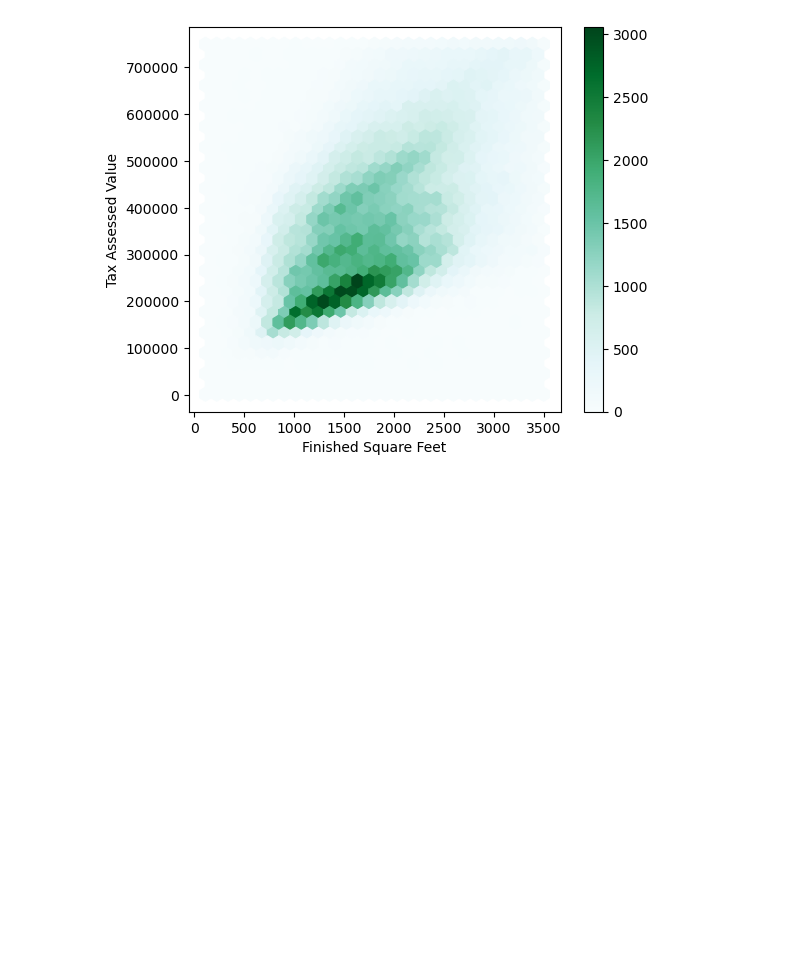
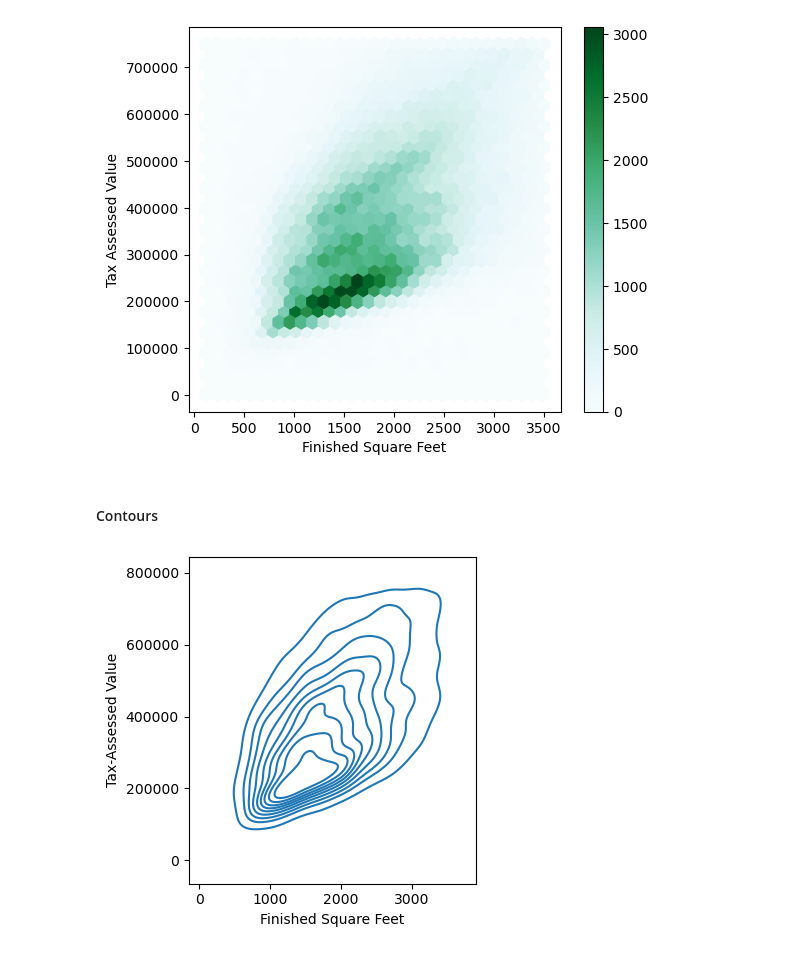
Before and after one commit to shailesh097/statistics_datascience, a Jupyter notebook: main.ipynb, the cells around one changed output. Saved outputs shown, nothing was run; the diff lists cells and outputs as text; code cells hidden in the pictures; blank space fills up the shorter version.

```diff
--- a/main.ipynb
+++ b/main.ipynb
@@ -239,3 +241,14 @@ ax.set_ylabel("Tax Assessed Value")
 # %% [output]
 Text(0, 0.5, 'Tax Assessed Value')
 [figure]
+# %% [markdown]
+#### Contours
+# %%
+fig, ax = plt.subplots(figsize=(4,4))
+ax = sns.kdeplot(data=tax0.sample(10000), x='SqFtTotLiving', y='TaxAssessedValue', ax=ax)
+ax.set_xlabel('Finished Square Feet')
+ax.set_ylabel('Tax-Assessed Value')
+plt.tight_layout()
+plt.show()
+# %% [output]
+[figure, added]
```
Also changed, not shown: parts of 10 cells of this notebook.
